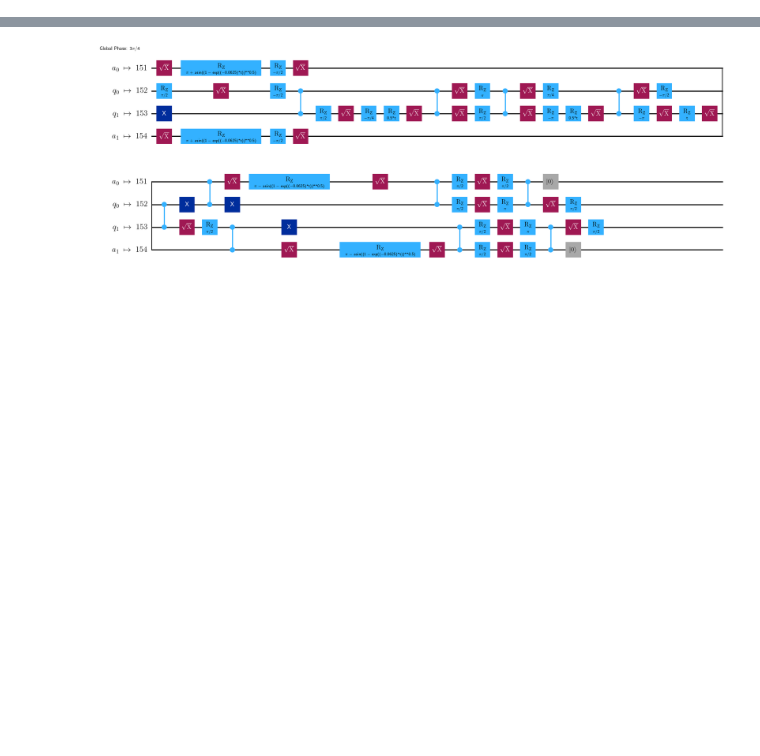
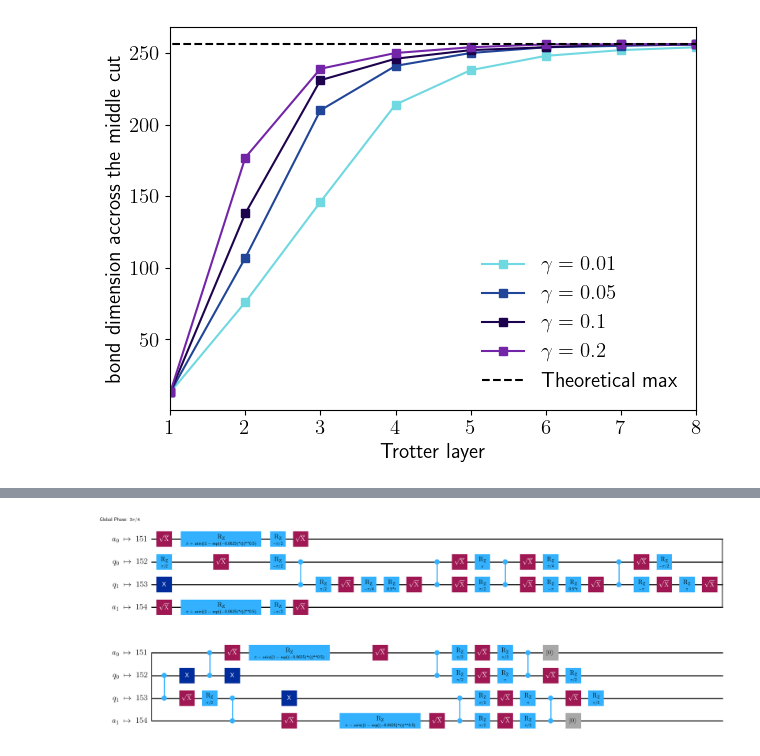
Before and after one commit to bentirher/dmpf_dissipation, a Jupyter notebook: standard_adc/tqd_study.ipynb, the cells around one changed output, grey strips where cells are left out. Cells and saved outputs as stored; diff of their text form; code cells hidden in the pictures; blank space fills up the shorter version.

```diff
--- a/standard_adc/tqd_study.ipynb
+++ b/standard_adc/tqd_study.ipynb
@@ -96,0 +91,20 @@ plt.show()
+# %%
+import pandas as pd
+chis = pd.read_csv('layer_growth_n5.csv')
+gammas = [0.01, 0.05, 0.1, 0.2]
+layers = range(1, 9, 1)
+colors = ['#70d8e0', "#214598", "#1d034d", "#7325a8"]
+markers = ['^', 's', 'o', '*']
+for (idx, g) in enumerate(gammas):
+    data = chis[f'gamma_{g}']
+    plt.plot(layers, data, marker = 's', color = colors[idx], label = f'$\\gamma = {g}$')
+plt.plot(np.linspace(0,9, 100), 256*np.ones(100), linestyle = "dashed", color = "black", label = "Theoretical max")
+plt.xlabel("Trotter layer")
+plt.ylabel("bond dimension accross the middle cut")
+plt.legend(frameon = False)
+plt.xlim([1,8])
+plt.tight_layout()
+plt.savefig("[RUBEN]bond_dimension_scaling.png", bbox_inches='tight', transparent = True)
+plt.show()
+# %% [output]
+[figure, added]
```
Also changed, not shown: parts of 9 cells of this notebook, 9 other files.
